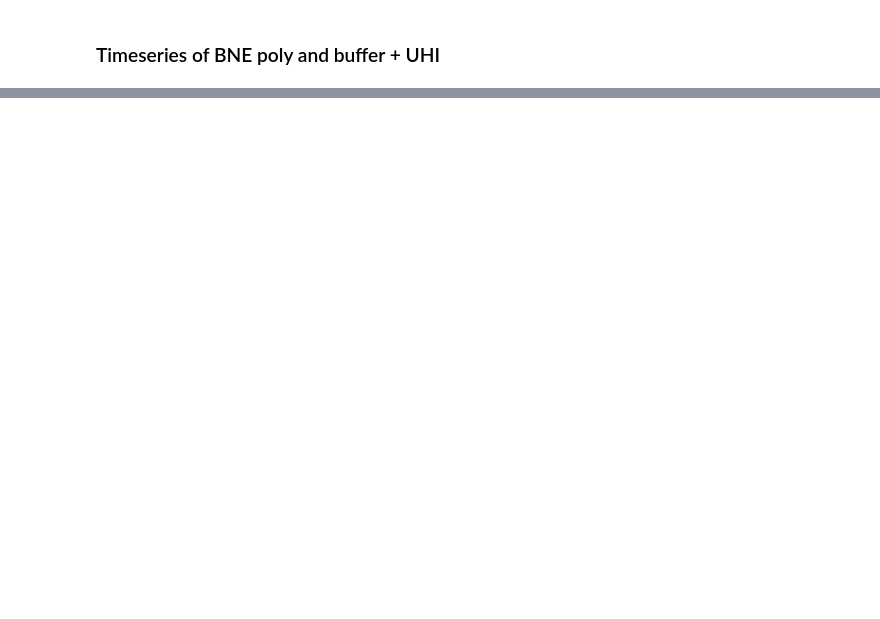
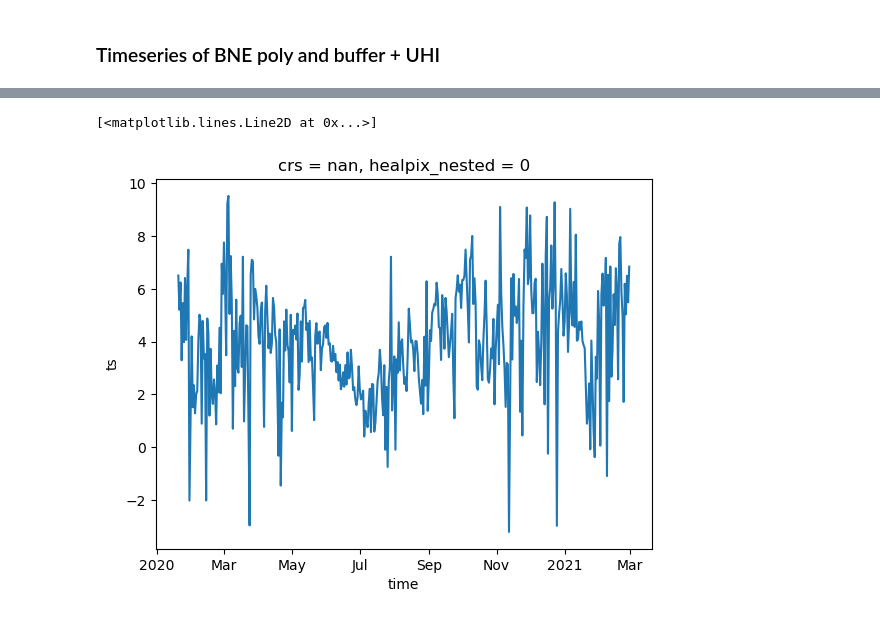
Before and after one commit to 21centuryweather/hk25-CityCirc, a Jupyter notebook: BNE_UHI_Signal.ipynb, the cells around one changed output, grey strips where cells are left out. Saved outputs shown, nothing was run; the diff lists cells and outputs as text; code cells hidden in the pictures; blank space fills up the shorter version.

```diff
--- a/BNE_UHI_Signal.ipynb
+++ b/BNE_UHI_Signal.ipynb
@@ -495,0 +581,22 @@ plt.savefig('TS_BNE_UHI.png', dpi=200, bbox_inches='tight')
+# %%
+def uhi_bne(rat_buff):
+    rad_buff = rat_buff * radius_km
+    buff_circle_lons, buff_circle_lats = create_circle(center_lat, center_lon, rad_buff)
+    buff_circle_polygon = Polygon(zip(buff_circle_lons, buff_circle_lats))  # For masking
+    gdf_buff = gpd.GeoDataFrame(index=[0], geometry=[buff_circle_polygon], crs=gdf.crs)
+    # gdf = gdf.to_crs(tmp.rio.crs)
+
+    mask = features.rasterize(
+        [(geom, 1) for geom in gdf_buff["geometry"]],
+        out_shape=tmp.rio.shape,
+        transform=tmp.rio.transform(),
+        fill=0,
+        dtype='uint8'
+    )
+
+    mask_buff_circle = xr.DataArray(mask, dims=("lat", "lon"),
+                                    coords={"lat": tmp.y.values, "lon": tmp.x.values})
+    ts_buff = ts_3D_1pm.where((mask_buff_circle == 1) & (mask_bne == 0)) # this is masking beffer without city polygon
+    uhi_ts=(ts_BNE_poly.mean(dim=('lat','lon'))-ts_buff.mean(dim=('lat','lon')))
+
+    return ts_buff, uhi_ts
@@ -495,0 +605,8 @@ plt.savefig('TS_BNE_UHI.png', dpi=200, bbox_inches='tight')
+# %%
+ratio_buff_all=np.arange(1,10.1,0.5)
+rat_buff=ratio_buff_all[0]
+ts_buff, uhi_ts=uhi_bne(rat_buff)
+uhi_ts_all_rat=uhi_ts
+for i_rat in np.arange(1,len(ratio_buff_all),1):
+    ts_buff, uhi_ts=uhi_bne(ratio_buff_all[i_rat])
+    uhi_ts_all_rat=xr.concat([uhi_ts_all_rat,uhi_ts], 'buff_ratio')
@@ -495,0 +644,8 @@ plt.savefig('TS_BNE_UHI.png', dpi=200, bbox_inches='tight')
+# %%
+uhi_ts_all_rat=uhi_ts_all_rat.assign_coords(buff_ratio=ratio_buff_all)
+uhi_ts_all_rat['buff_ratio']=ratio_buff_all
+# %%
+uhi_ts_all_rat[-1].plot()
+# %% [output]
+[<matplotlib.lines.Line2D at 0x...>]
+[figure, added]
```
Also changed, not shown: parts of 19 cells of this notebook, 8 other files.
